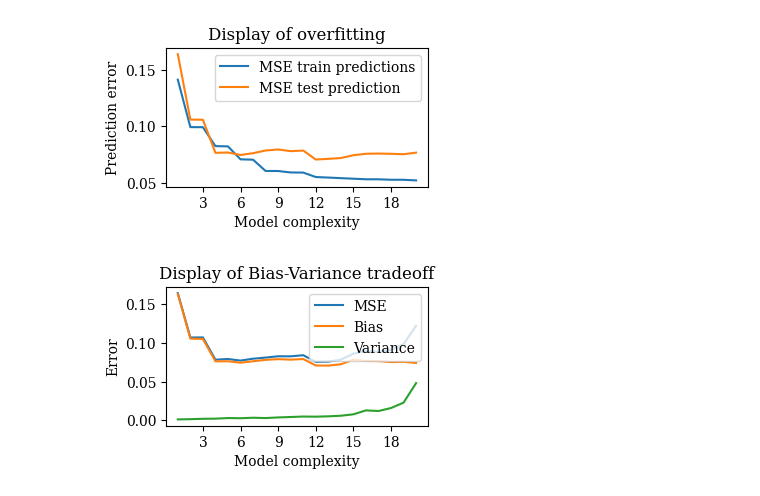
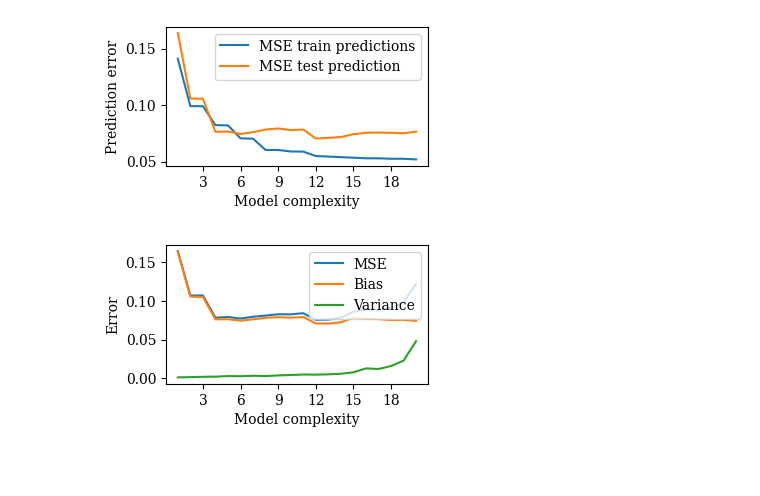
Before and after one commit to yangliu141/Exploration-of-Regression-with-the-Runge-Function, a Jupyter notebook: Code/Showcase_Notebooks/bias_variance.ipynb, the cells around one changed output. Drawn from its saved outputs; the diff is of its cells as text; code cells hidden in the pictures; blank space fills up the shorter version.

```diff
--- a/Code/Showcase_Notebooks/bias_variance.ipynb
+++ b/Code/Showcase_Notebooks/bias_variance.ipynb
@@ -44,12 +44,12 @@ for p in poly_degrees:
 # %%
 plot(2, poly_degrees,
      [
          MSEs_train, MSEs_test
      ],
      ['MSE train predictions', 'MSE test prediction'],
-     'figures', 'overfitting', 'Model complexity', 'Prediction error', 'Display of overfitting', True, False, save=True)
+     'figures', 'overfitting', 'Model complexity', 'Prediction error', '', True, False, save=True)
 # %% [output]
-[figure, old version]
+[figure, new version]
 # %%
 #Show bias-variance tradeoff by resampling using Bootstrap
 
@@ -91,8 +91,8 @@ plot(
         MSEs, biases, variances
     ],
     ['MSE', 'Bias', 'Variance'],
-    'figures', 'biasvariancetradeoff', 'Model complexity', 'Error', 'Display of Bias-Variance tradeoff',
-    True, save=True
+    'figures', 'biasvariancetradeoff', 'Model complexity', 'Error',
+    x_integer_entries=True, save=True
 )
 # %% [output]
-[figure, old version]
+[figure, new version]
```
Also changed, not shown: 7 other files.
